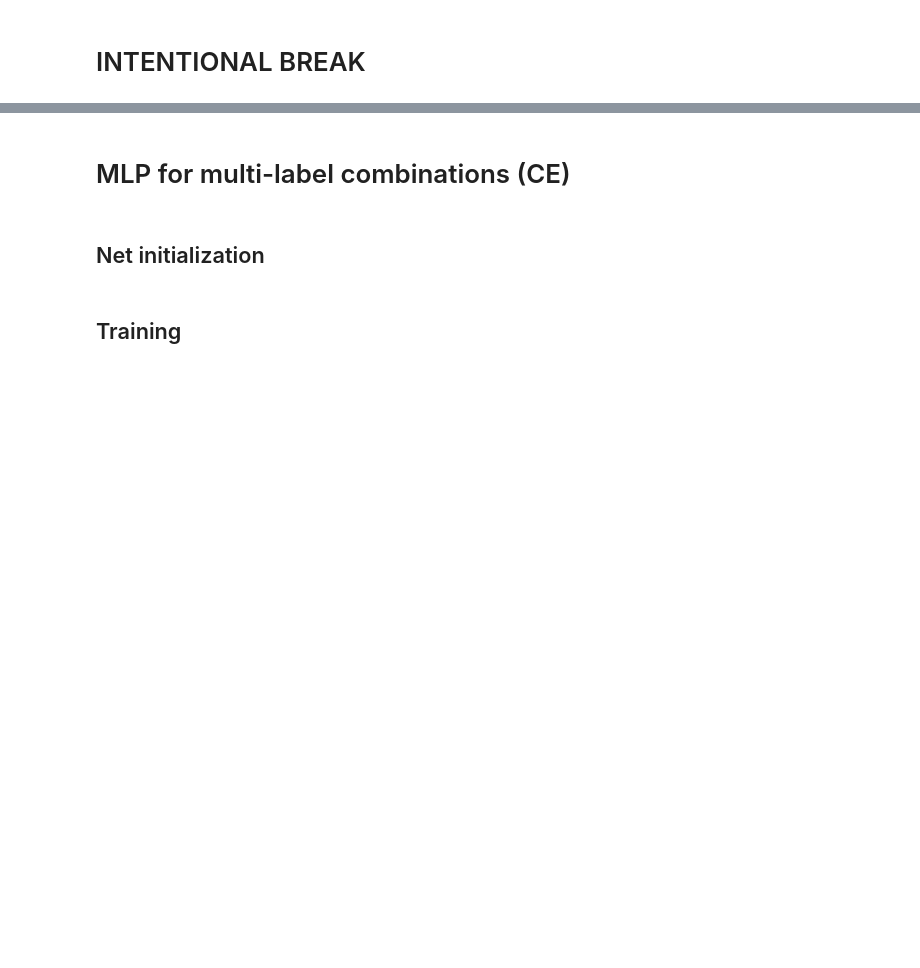
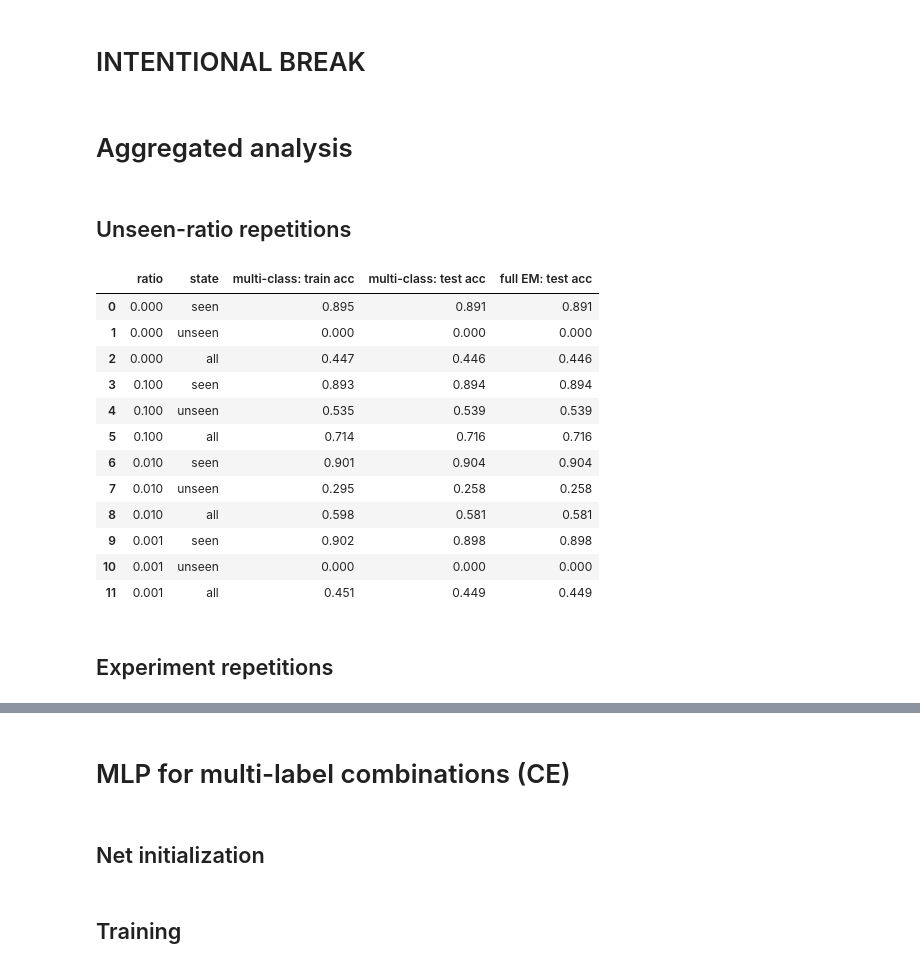
Before and after one commit to Ozziko/causal_comp, a Jupyter notebook: MLLS.ipynb, the cells around one changed output, grey strips where cells are left out. Cells and saved outputs as stored; diff of their text form; code cells hidden in the pictures; blank space fills up the shorter version.

```diff
--- a/MLLS.ipynb
+++ b/MLLS.ipynb
@@ -1480,3 +1467,25 @@ with pd.option_context('display.float_format',"{:,.1%}".format):
 # INTENTIONAL BREAK
 # %%
 raise RuntimeError("intentionally stopping here before next sections")
+# %% [markdown]
+# Aggregated analysis
+# %% [markdown]
+## Unseen-ratio repetitions
+# %%
+comparison_df = pd.read_excel('analysis\AO-Clevr 5000.xlsx')
+comparison_df = comparison_df.fillna(0)
+comparison_df
+# %% [output]
+|  | ratio | state | multi-class: train acc | multi-class: test acc | full EM: test acc |
+| 0 | 0.000 | seen | 0.895 | 0.891 | 0.891 |
+| 1 | 0.000 | unseen | 0.000 | 0.000 | 0.000 |
+| 2 | 0.000 | all | 0.447 | 0.446 | 0.446 |
+| 3 | 0.100 | seen | 0.893 | 0.894 | 0.894 |
+| 4 | 0.100 | unseen | 0.535 | 0.539 | 0.539 |
+| 5 | 0.100 | all | 0.714 | 0.716 | 0.716 |
+| 6 | 0.010 | seen | 0.901 | 0.904 | 0.904 |
+| 7 | 0.010 | unseen | 0.295 | 0.258 | 0.258 |
+| 8 | 0.010 | all | 0.598 | 0.581 | 0.581 |
+| 9 | 0.001 | seen | 0.902 | 0.898 | 0.898 |
+| 10 | 0.001 | unseen | 0.000 | 0.000 | 0.000 |
+| 11 | 0.001 | all | 0.451 | 0.449 | 0.449 |
@@ -1482,0 +1499,2 @@ raise RuntimeError("intentionally stopping here before next sections")
+# %% [markdown]
+## Experiment repetitions
```
Also changed, not shown: parts of 7 cells of this notebook, 1 other file.
